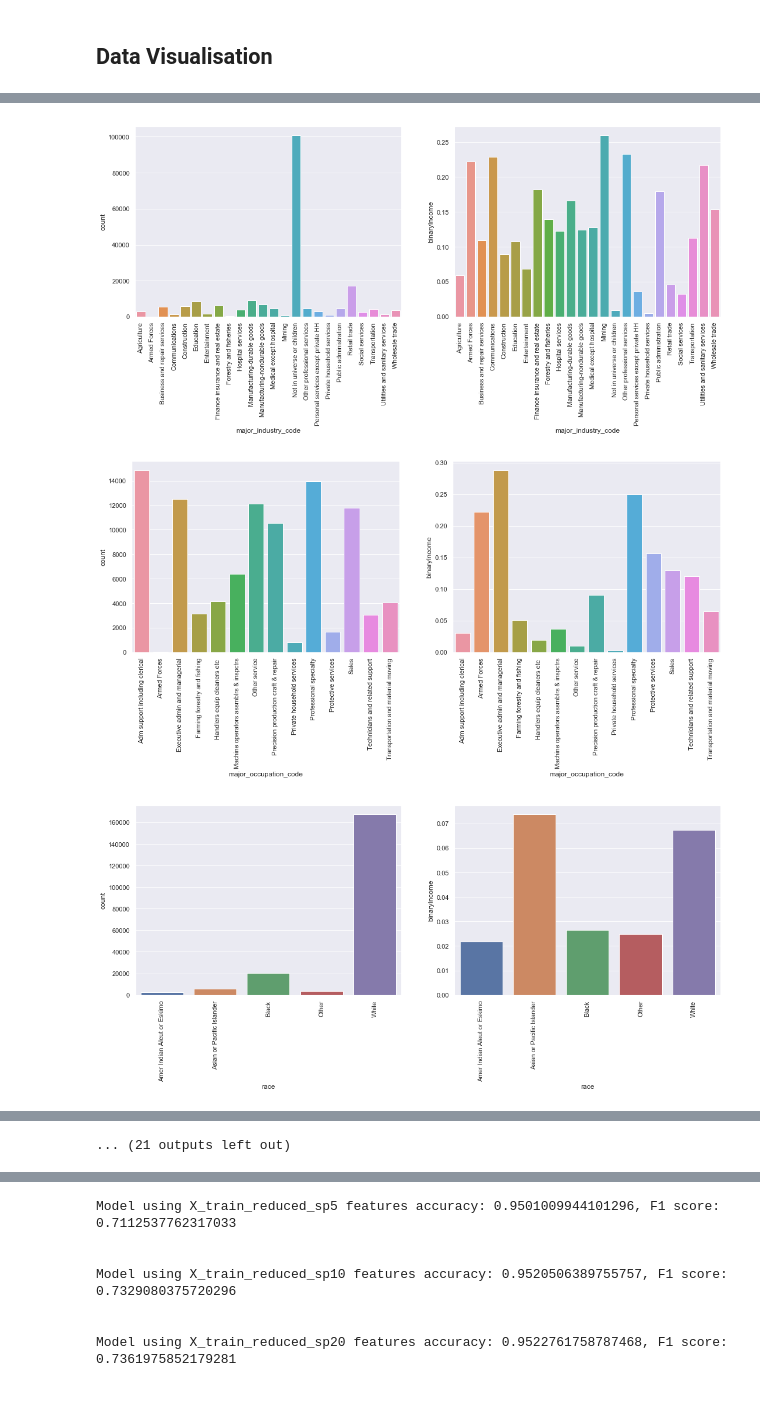
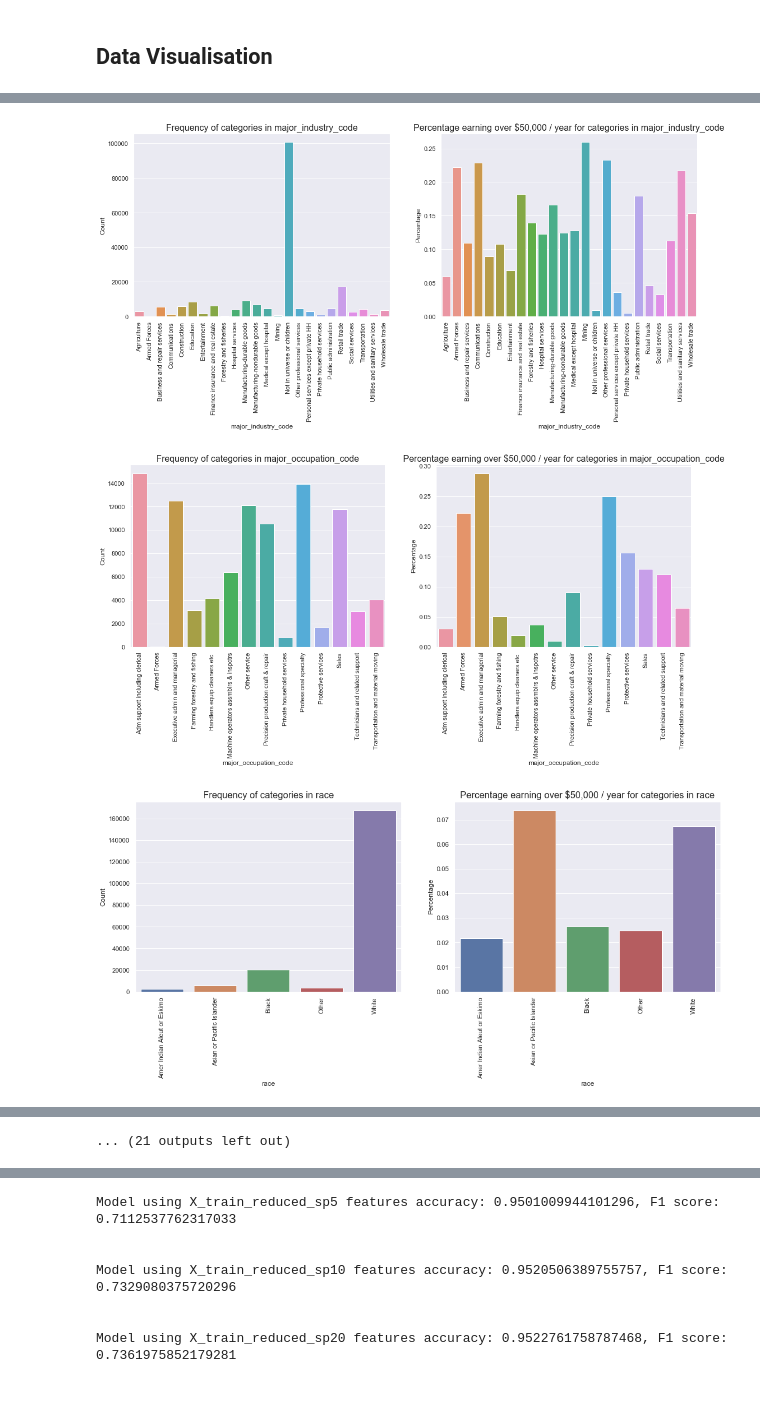
Before and after one commit to AdamJelley/US-Census-Income-Modelling, a Jupyter notebook: US_CensusIncomeModelling.ipynb, the cells around one changed output, grey strips where cells are left out. Cells and saved outputs as stored; diff of their text form; code cells hidden in the pictures.

```diff
--- a/US_CensusIncomeModelling.ipynb
+++ b/US_CensusIncomeModelling.ipynb
@@ -101,0 +141,3 @@ us_census_train.head(50)
+# %%
+us_census_train.drop('instance_weight', axis=1, inplace=True)
+us_census_test.drop('instance_weight', axis=1, inplace=True)
@@ -177,9 +228,13 @@ memory usage: 20.0 MB
 for i, col in enumerate(us_census_train.select_dtypes(['category'])):
     fig, ax = plt.subplots(nrows=1, ncols=2, figsize=(18, 6))
     sns.countplot(x = col, data=us_census_train, ax=ax[0])
+    ax[0].set_title('Frequency of categories in {}'.format(col), fontsize=16)
+    ax[0].set_ylabel('Count')
     ax[0].set_xticklabels(ax[0].get_xticklabels(), rotation=90)
 
     incomeByCol = us_census_train.groupby(col)['binaryIncome'].mean().reset_index()
     sns.barplot(x=col, y='binaryIncome', data=incomeByCol, ax=ax[1])
+    ax[1].set_title('Percentage earning over $50,000 / year for categories in {}'.format(col), fontsize=16)
+    ax[1].set_ylabel('Percentage')
     ax[1].set_xticklabels(ax[1].get_xticklabels(), rotation=90)
 # %% [output]
@@ -192,3 +247,3 @@ for i, col in enumerate(us_census_train.select_dtypes(['category'])):
-[figure, old version]
+[figure, new version]
-[figure, old version]
+[figure, new version]
-[figure, old version]
+[figure, new version]
```
Also changed, not shown: parts of 74 cells of this notebook.
